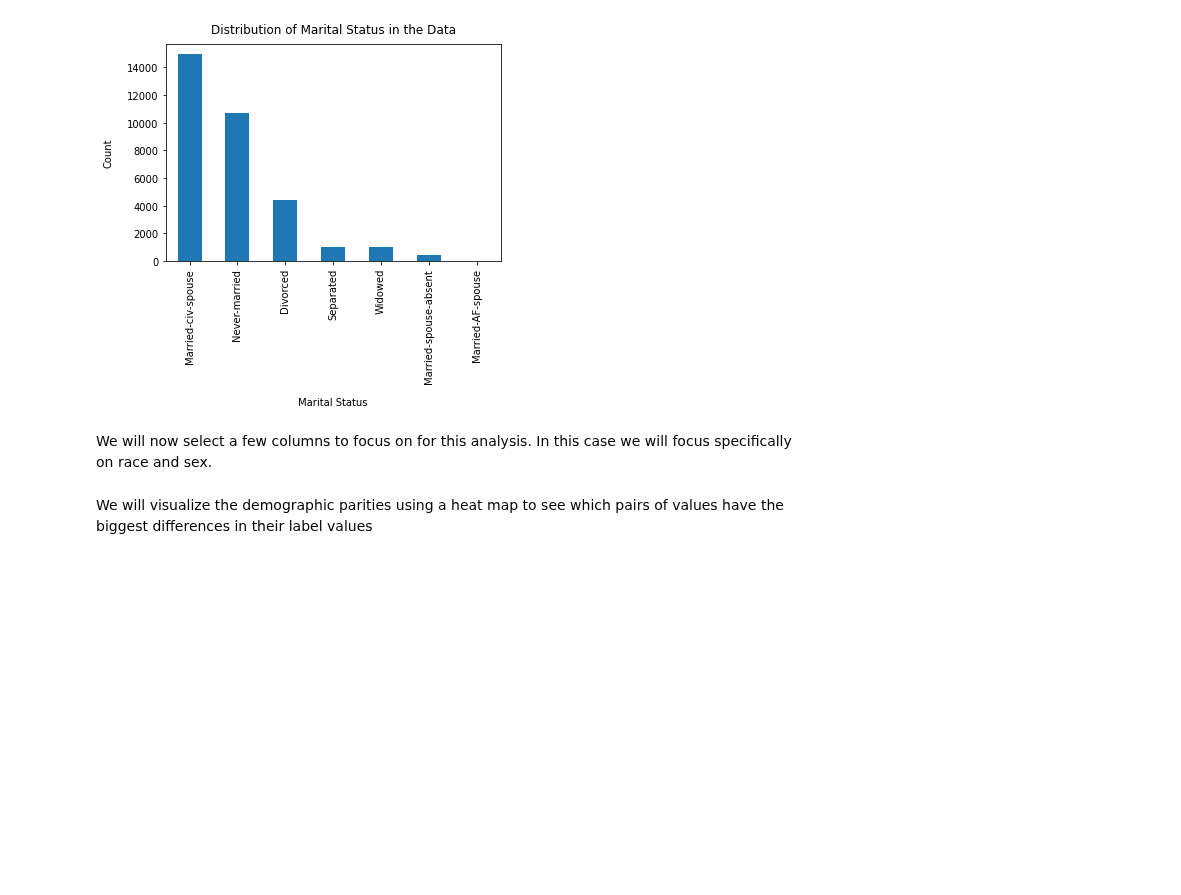
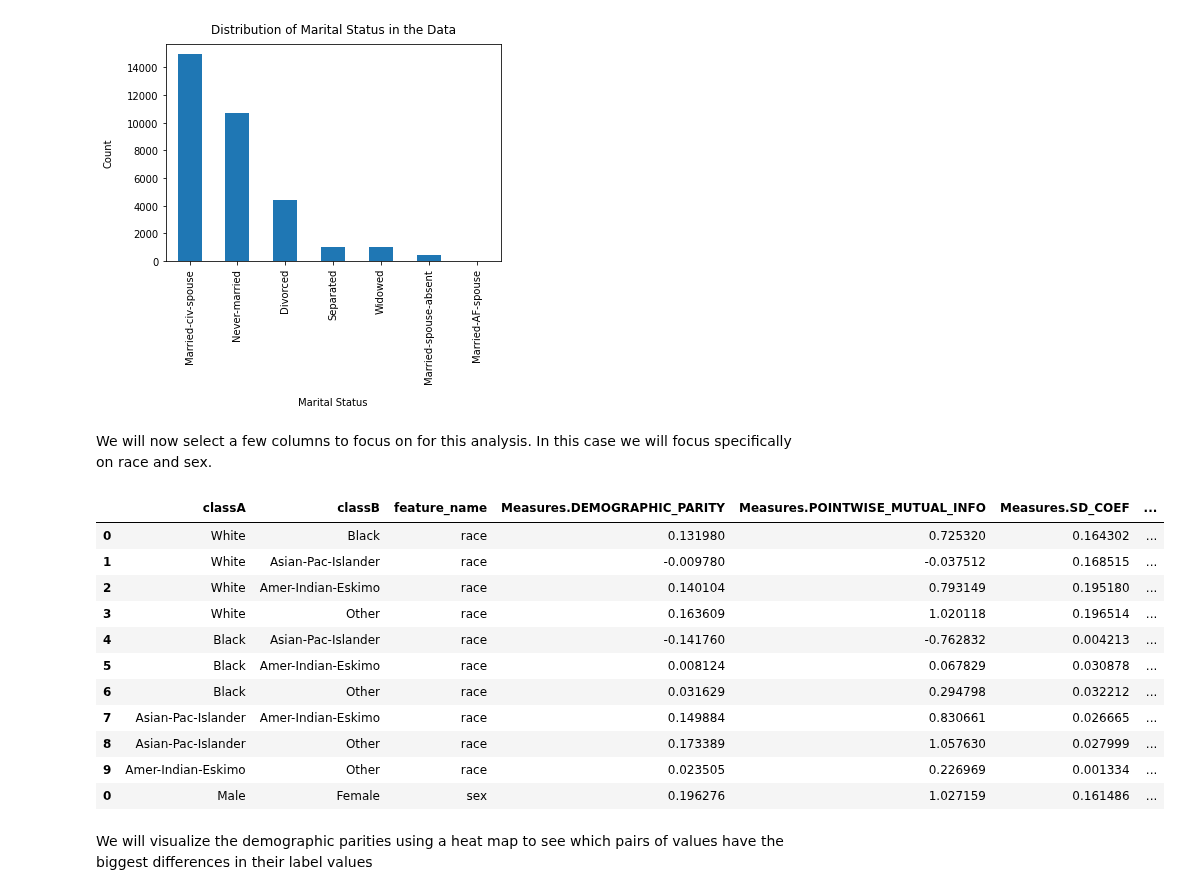
Before and after one commit to microsoft/responsible-ai-toolbox-mitigations, a Jupyter notebook: notebooks/databalanceanalysis/data_balance_census.ipynb, the cells around one changed output. Drawn from its saved outputs; the diff is of its cells as text; code cells hidden in the pictures; blank space fills up the shorter version.

```diff
--- a/notebooks/databalanceanalysis/data_balance_census.ipynb
+++ b/notebooks/databalanceanalysis/data_balance_census.ipynb
@@ -53,11 +53,26 @@ We will now select a few columns to focus on for this analysis. In this case we
 cols_of_interest = ['race', 'sex']
 # %%
 sys.path.append('../../../ResponsibleAIToolbox-Mitigation/')
-from databalanceanalysis.databalanceanalysis.feature_measures import FeatureMeasures
-feature_measures = FeatureMeasures(df , cols_of_interest, label_col)
+from databalanceanalysis.databalanceanalysis.feature_measures import FeatureBalanceMeasure
+feature_measures = FeatureBalanceMeasure(df , cols_of_interest, label_col)
 
 #drill down to race
-feat_measures = feature_measures.measures['race']
+feat_measures = feature_measures.measures
+# %%
+feat_measures
+# %% [output]
+|  | classA | classB | feature_name | Measures.DEMOGRAPHIC_PARITY | Measures.POINTWISE_MUTUAL_INFO | Measures.SD_COEF | ... |
+| 0 | White | Black | race | 0.131980 | 0.725320 | 0.164302 | ... |
+| 1 | White | Asian-Pac-Islander | race | -0.009780 | -0.037512 | 0.168515 | ... |
+| 2 | White | Amer-Indian-Eskimo | race | 0.140104 | 0.793149 | 0.195180 | ... |
+| 3 | White | Other | race | 0.163609 | 1.020118 | 0.196514 | ... |
+| 4 | Black | Asian-Pac-Islander | race | -0.141760 | -0.762832 | 0.004213 | ... |
+| 5 | Black | Amer-Indian-Eskimo | race | 0.008124 | 0.067829 | 0.030878 | ... |
+| 6 | Black | Other | race | 0.031629 | 0.294798 | 0.032212 | ... |
+| 7 | Asian-Pac-Islander | Amer-Indian-Eskimo | race | 0.149884 | 0.830661 | 0.026665 | ... |
+| 8 | Asian-Pac-Islander | Other | race | 0.173389 | 1.057630 | 0.027999 | ... |
+| 9 | Amer-Indian-Eskimo | Other | race | 0.023505 | 0.226969 | 0.001334 | ... |
+| 0 | Male | Female | sex | 0.196276 | 1.027159 | 0.161486 | ... |
 # %% [markdown]
 We will visualize the demographic parities using a heat map to see which pairs of values have the biggest differences in their label values
 # %%
```
Also changed, not shown: parts of 5 cells of this notebook, 15 other files.
